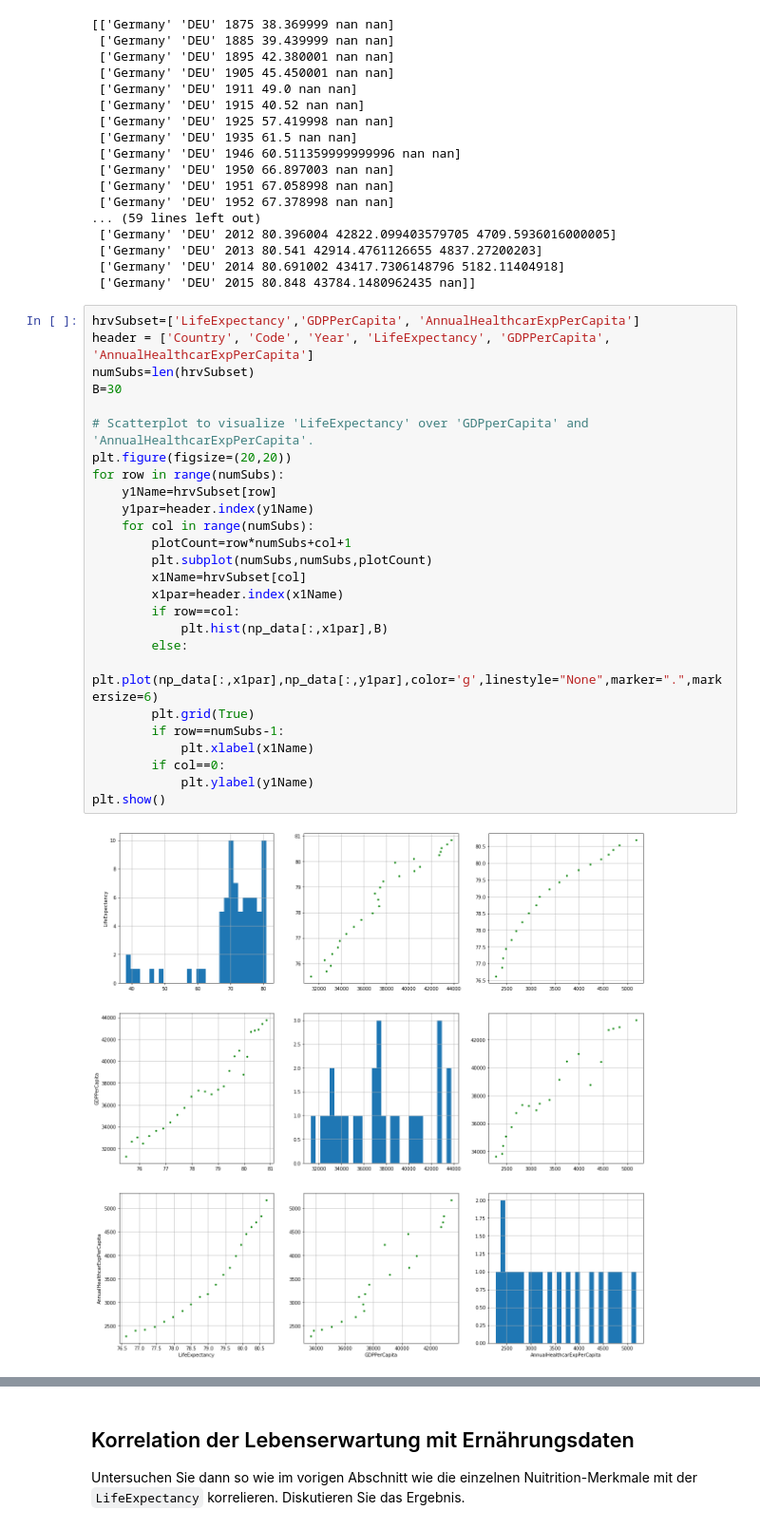
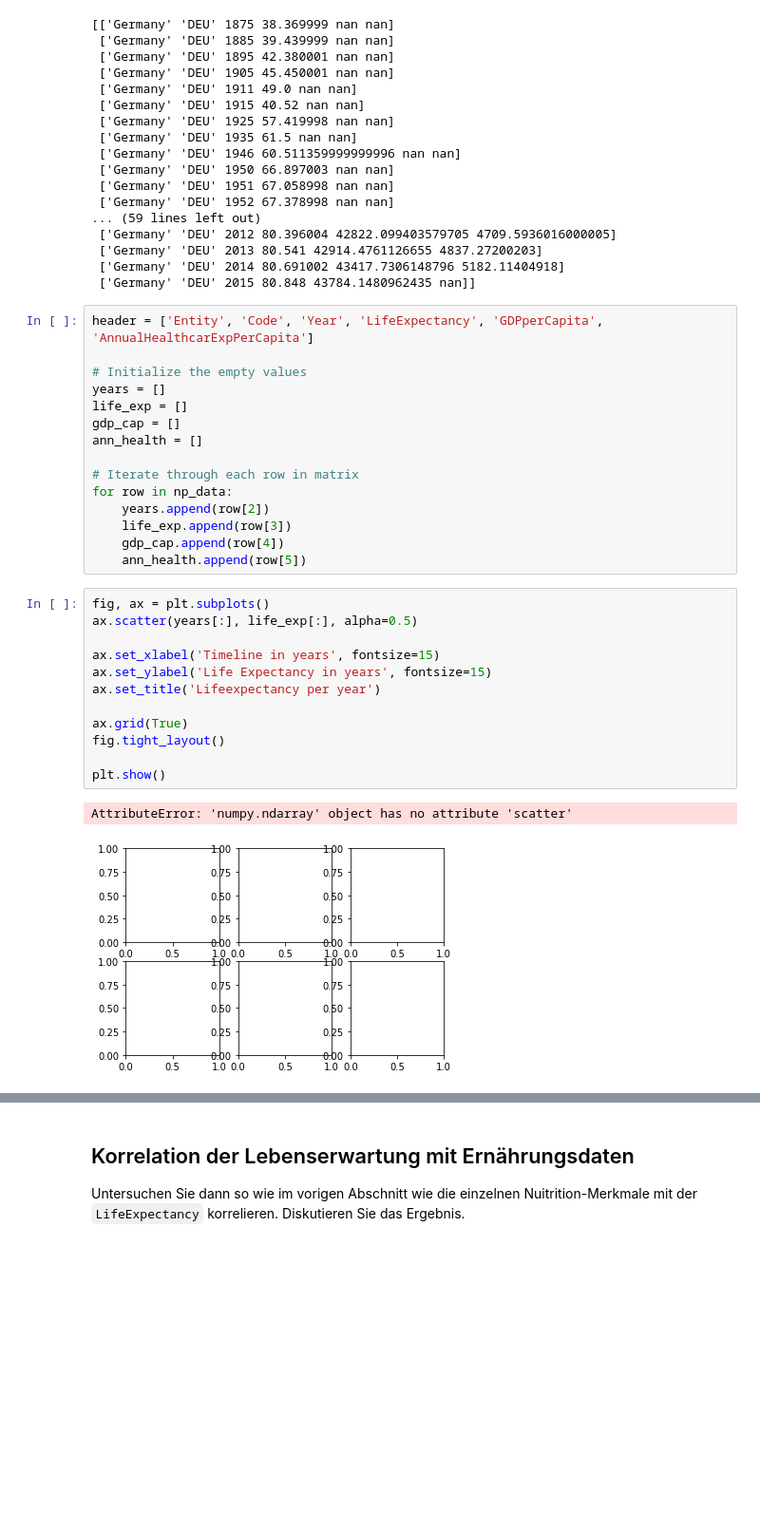
Before and after one commit to JaninaMattes/data-mining-pattern-recogntion, a Jupyter notebook: src/proj1_global_health_app/model/Project1_Global_HealthData_App.ipynb, the cells around one changed output, grey strips where cells are left out. Shown at 95% size. Drawn from its saved outputs; the diff is of its cells as text; blank space fills up the shorter version.

Commit message:
src: Add matplot to visualize data corellations

```diff
--- a/src/proj1_global_health_app/model/Project1_Global_HealthData_App.ipynb
+++ b/src/proj1_global_health_app/model/Project1_Global_HealthData_App.ipynb
@@ -539,31 +539,33 @@ print(np_data)
  ['Germany' 'DEU' 2013 80.541 42914.4761126655 4837.27200203]
  ['Germany' 'DEU' 2014 80.691002 43417.7306148796 5182.11404918]
  ['Germany' 'DEU' 2015 80.848 43784.1480962435 nan]]
-# %%
-hrvSubset=['LifeExpectancy','GDPPerCapita', 'AnnualHealthcarExpPerCapita']
-header = ['Country', 'Code', 'Year', 'LifeExpectancy', 'GDPPerCapita', 'AnnualHealthcarExpPerCapita']
-numSubs=len(hrvSubset)
-B=30
-
-# Scatterplot to visualize 'LifeExpectancy' over 'GDPperCapita' and 'AnnualHealthcarExpPerCapita'.
-plt.figure(figsize=(20,20))
-for row in range(numSubs):
-    y1Name=hrvSubset[row]
-    y1par=header.index(y1Name)
-    for col in range(numSubs):
-        plotCount=row*numSubs+col+1
-        plt.subplot(numSubs,numSubs,plotCount)
-        x1Name=hrvSubset[col]
-        x1par=header.index(x1Name)
-        if row==col:
-            plt.hist(np_data[:,x1par],B)
-        else:
-            plt.plot(np_data[:,x1par],np_data[:,y1par],color='g',linestyle="None",marker=".",markersize=6)
-        plt.grid(True)
-        if row==numSubs-1:
-            plt.xlabel(x1Name)
-        if col==0:
-            plt.ylabel(y1Name)
-plt.show()
-# %% [output]
-[figure, removed]
+# %%
+header = ['Entity', 'Code', 'Year', 'LifeExpectancy', 'GDPperCapita', 'AnnualHealthcarExpPerCapita']
+
+# Initialize the empty values
+years = []
+life_exp = []
+gdp_cap = []
+ann_health = []
+
+# Iterate through each row in matrix
+for row in np_data:
+    years.append(row[2])
+    life_exp.append(row[3])
+    gdp_cap.append(row[4])
+    ann_health.append(row[5])
+# %%
+fig, ax = plt.subplots()
+ax.scatter(years[:], life_exp[:], alpha=0.5)
+
+ax.set_xlabel('Timeline in years', fontsize=15)
+ax.set_ylabel('Life Expectancy in years', fontsize=15)
+ax.set_title('Lifeexpectancy per year')
+
+ax.grid(True)
+fig.tight_layout()
+
+plt.show()
+# %% [output]
+AttributeError: 'numpy.ndarray' object has no attribute 'scatter'
+[figure, added]
```
Also changed, not shown: parts of 2 cells of this notebook.
